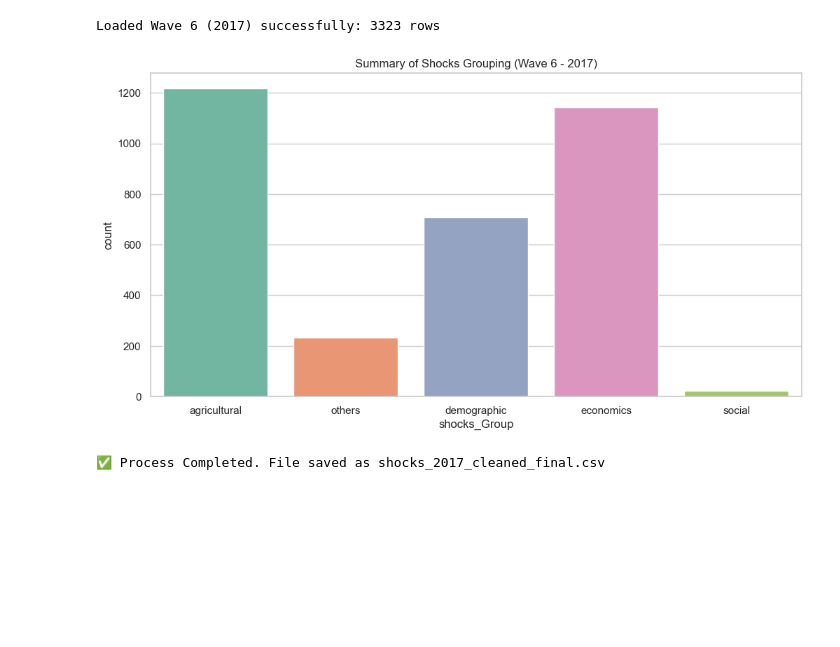
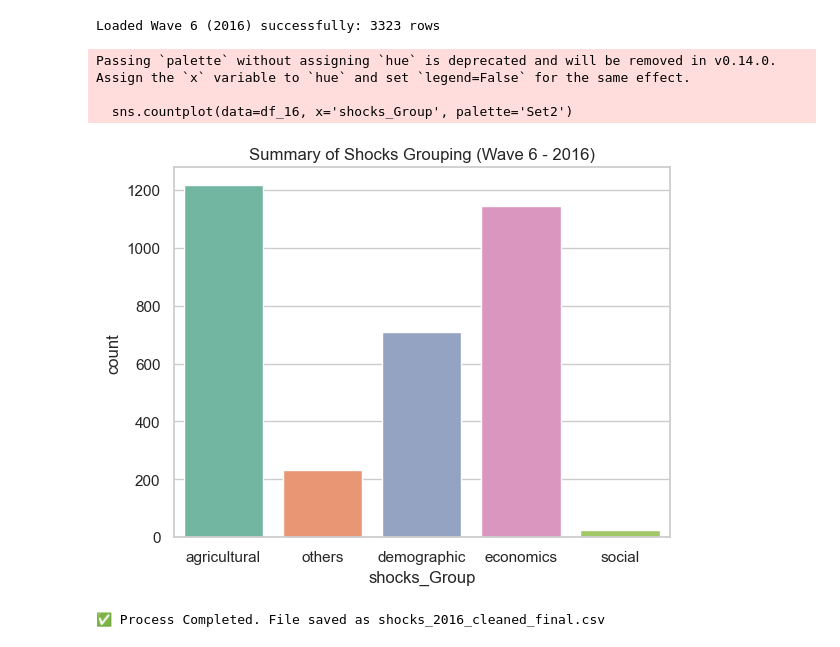
Before and after one commit to nagasu529/MLDataAnalytics, a Jupyter notebook: TVSEP/Wave-6-2016.ipynb, the cells around one changed output. Drawn from its saved outputs; the diff is of its cells as text; code cells hidden in the pictures; blank space fills up the shorter version.

```diff
--- a/TVSEP/Wave-6-2016.ipynb
+++ b/TVSEP/Wave-6-2016.ipynb
@@ -17,12 +17,12 @@ sns.set_theme(style="whitegrid")
 # STEP 2: DATA LOADING (Handling Categorical Labels)
 # ==============================================================================
 # Why: ใช้ convert_categoricals=False เพื่อป้องกัน Error จากชื่อซ้ำใน Metadata ของ Stata
-file_2017 = 'shocksclean.dta'
-df_17 = pd.read_stata(file_2017, convert_categoricals=False)
+file_2016 = 'wave-6-shocksclean.dta'
+df_16 = pd.read_stata(file_2016, convert_categoricals=False)
 
-print(f"Loaded Wave 6 (2017) successfully: {len(df_17)} rows")
+print(f"Loaded Wave 6 (2016) successfully: {len(df_16)} rows")
 # %% [output]
-Loaded Wave 6 (2017) successfully: 3323 rows
+Loaded Wave 6 (2016) successfully: 3323 rows
 # %%
 # ==============================================================================
 # STEP 3: ADVANCED DATA CLEANING
@@ -40,7 +40,7 @@ def research_cleaning(df):
             df[col] = pd.to_numeric(df[col], errors='coerce').fillna(0)
     return df
 
-df_17 = research_cleaning(df_17)
+df_16 = research_cleaning(df_16)
 # %%
 # ==============================================================================
 # STEP 4: COPING STRATEGY RECONSTRUCTION (เจาะลึก _x31008)
@@ -57,41 +57,44 @@ coping_mapping = {
 # สร้างคอลัมน์ Yes/No (0 หรือ 1)
 coping_categories = ['sold_assets', 'used_savings', 'used_insurance', 'borrowed_informal', 'borrowed_formal', 'gov_help']
 for cat in coping_categories:
-    df_17[f'coping_{cat}'] = 0
+    df_16[f'coping_{cat}'] = 0
 
 # ตรวจสอบการใช้งานจากทุกลำดับ (Coping 1, 2, 3)
 for col in ['_x31008', '_x31009', '_x31010']:
-    if col in df_17.columns:
+    if col in df_16.columns:
         for code, cat_name in coping_mapping.items():
-            df_17.loc[df_17[col] == code, f'coping_{cat_name}'] = 1
+            df_16.loc[df_16[col] == code, f'coping_{cat_name}'] = 1
 # %%
 # ==============================================================================
 # STEP 5: SHOCK CATEGORIZATION (Harmonization)
 # ==============================================================================
 # Mapping รหัส Shock (_x31002) เข้ากลุ่มมาตรฐาน
 shock_mapping = {
     10: 'agricultural', 11: 'agricultural', 63: 'agricultural', 55: 'agricultural',
     1: 'demographic', 2: 'demographic', 3: 'demographic', 24: 'demographic',
     5: 'economics', 6: 'economics', 18: 'economics', 21: 'economics', 22: 'economics', 62: 'economics',
     8: 'social', 70: 'social', 77: 'economics'
 }
 
 # สร้างตัวแปรวิเคราะห์
-df_17['shocks_Group'] = df_17['_x31002'].map(shock_mapping).fillna('others')
-df_17['survey_year'] = 2017
+df_16['shocks_Group'] = df_16['_x31002'].map(shock_mapping).fillna('others')
+df_16['survey_year'] = 2016
 
 # ==============================================================================
 # STEP 6: EXPORT & FINAL SUMMARY
 # ==============================================================================
-output_file = 'shocks_2017_cleaned_final.csv'
-df_17.to_csv(output_file, index=False)
+output_file = 'shocks_2016_cleaned_final.csv'
+df_16.to_csv(output_file, index=False)
 
 # แสดงกราฟสรุปเพื่อ Recheck ข้อมูล
-sns.countplot(data=df_17, x='shocks_Group', palette='Set2')
-plt.title('Summary of Shocks Grouping (Wave 6 - 2017)')
+sns.countplot(data=df_16, x='shocks_Group', palette='Set2')
+plt.title('Summary of Shocks Grouping (Wave 6 - 2016)')
 plt.show()
 
 print(f"✅ Process Completed. File saved as {output_file}")
 # %% [output]
+Passing `palette` without assigning `hue` is deprecated and will be removed in v0.14.0. Assign the `x` variable to `hue` and set `legend=False` for the same effect.
+
+  sns.countplot(data=df_16, x='shocks_Group', palette='Set2')
-[figure, old version]
+[figure, new version]
-✅ Process Completed. File saved as shocks_2017_cleaned_final.csv
+✅ Process Completed. File saved as shocks_2016_cleaned_final.csv
```
Also changed, not shown: parts of 1 cell of this notebook, 10 other files.
